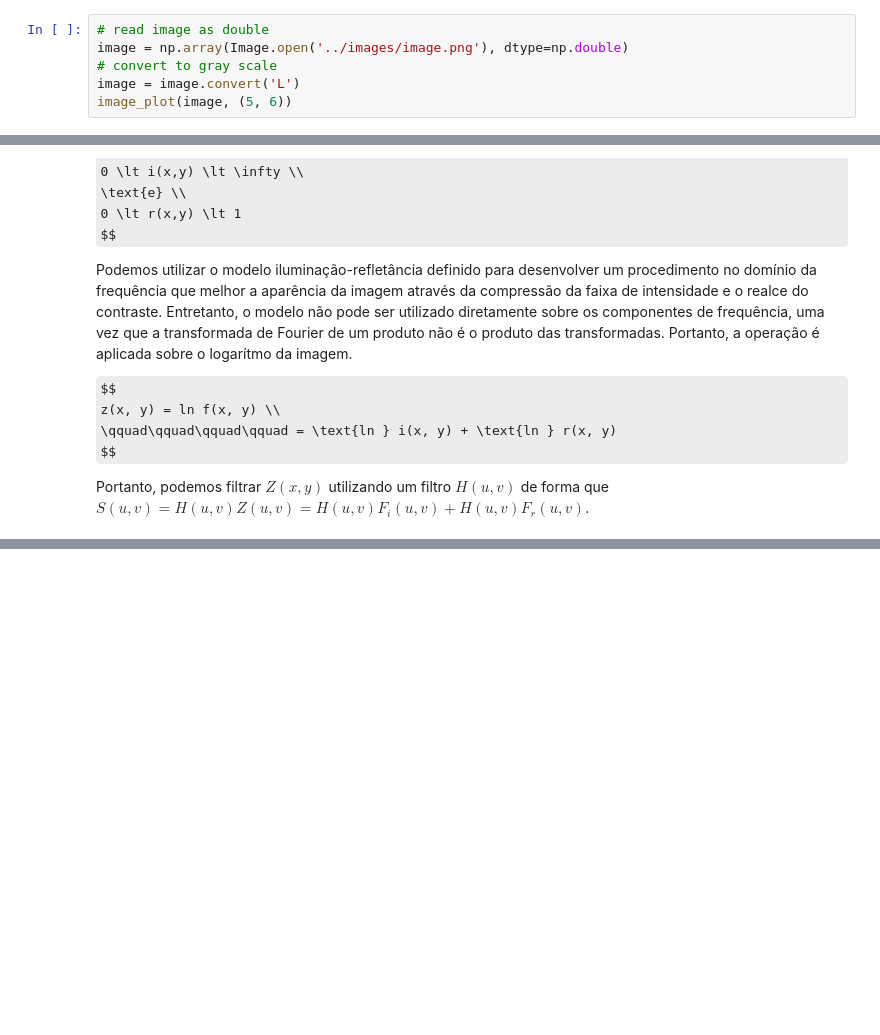
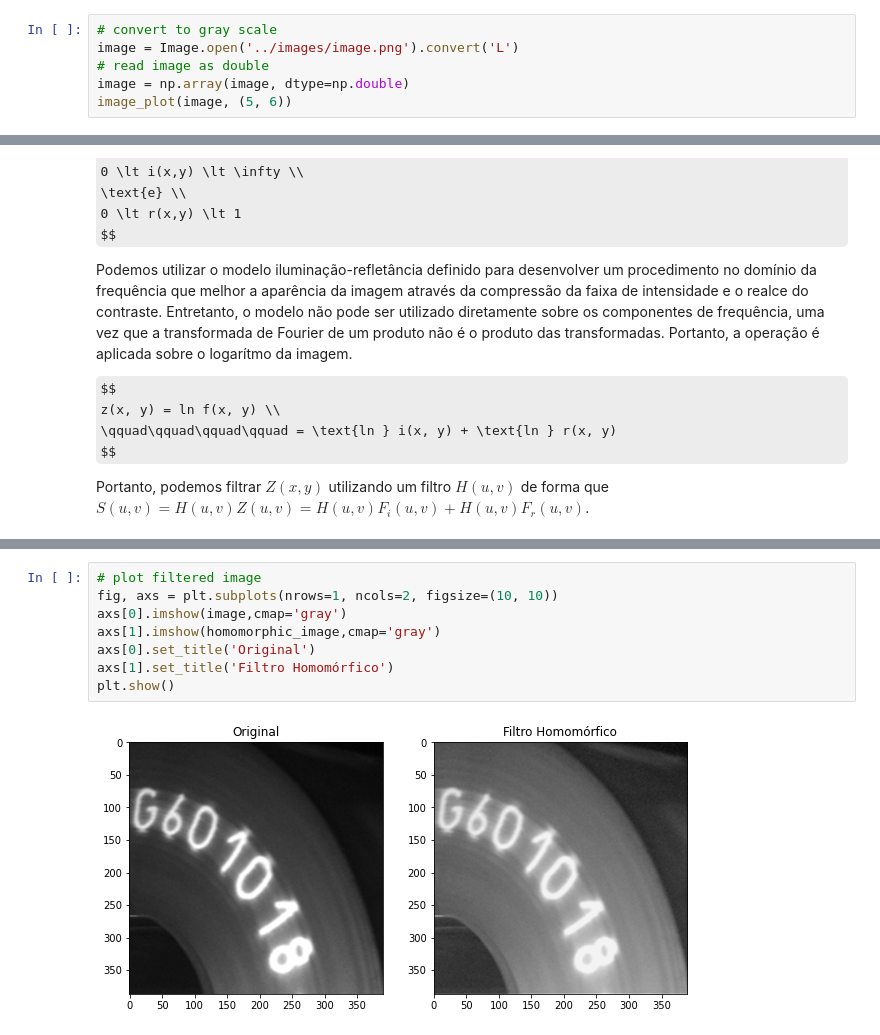
Before and after one commit to gsoaresbaptista/digital-image-processing, a Jupyter notebook: first_list_review/answers/q2.ipynb, the cells around one changed output, grey strips where cells are left out. Cells and saved outputs as stored; diff of their text form; some formulas as TeX source; blank space fills up the shorter version.

```diff
--- a/first_list_review/answers/q2.ipynb
+++ b/first_list_review/answers/q2.ipynb
@@ -23,10 +43,10 @@ def image_plot(image: np.array, size: Tuple[int, int], scaled: bool = False) ->
 # %% [markdown]
 ### Resolução
 # %%
+# convert to gray scale
+image = Image.open('../images/image.png').convert('L')
 # read image as double
-image = np.array(Image.open('../images/image.png'), dtype=np.double)
-# convert to gray scale
-image = image.convert('L')
+image = np.array(image, dtype=np.double)
 image_plot(image, (5, 6))
 # %% [output]
 [figure]
@@ -95,0 +108,10 @@ plt.show()
+# %%
+# plot filtered image
+fig, axs = plt.subplots(nrows=1, ncols=2, figsize=(10, 10))
+axs[0].imshow(image,cmap='gray')
+axs[1].imshow(homomorphic_image,cmap='gray')
+axs[0].set_title('Original')
+axs[1].set_title('Filtro Homomórfico')
+plt.show()
+# %% [output]
+[figure, added]
```
Also changed, not shown: parts of 16 cells of this notebook.
